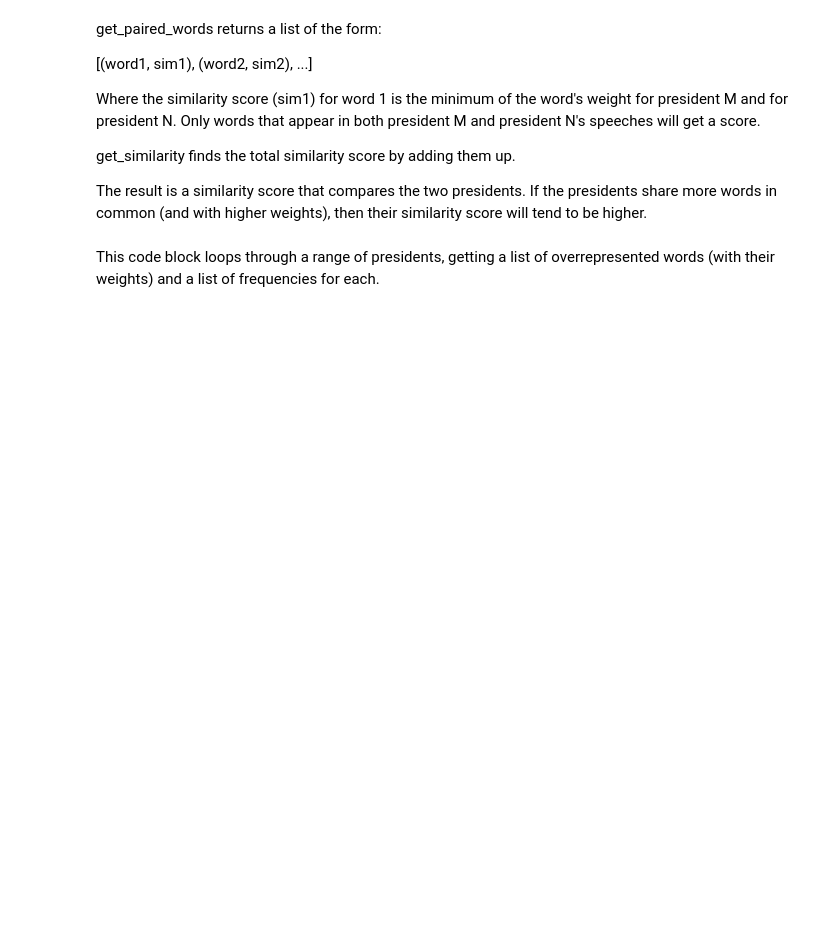
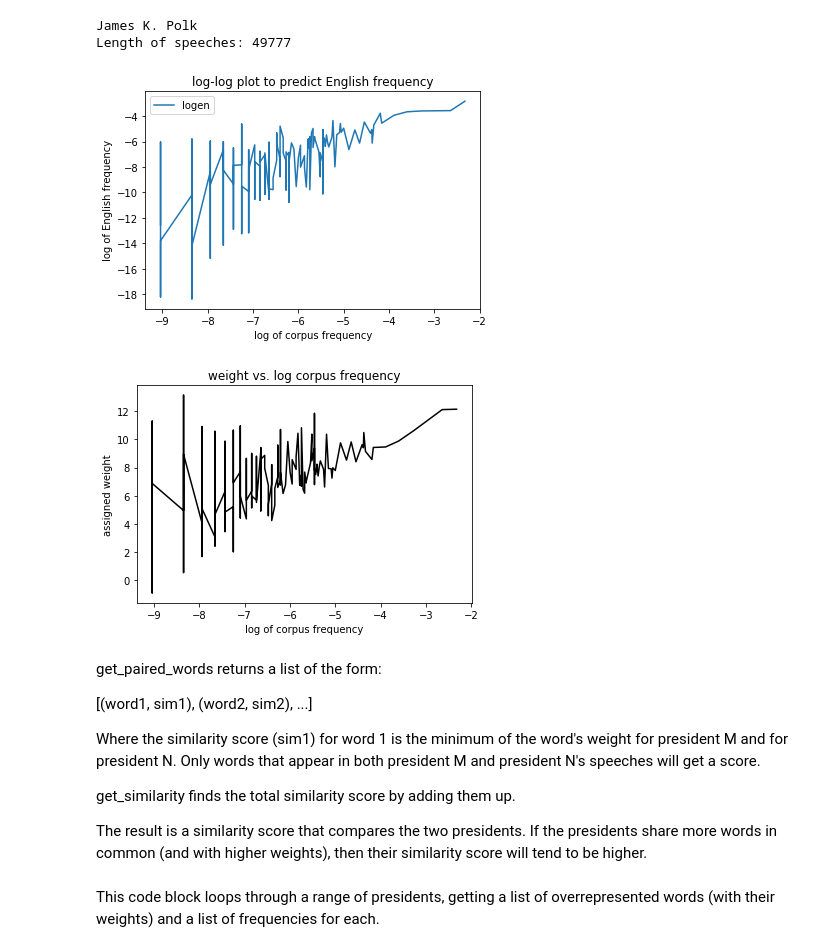
Before and after one commit to joshvonkorff/Project-3, a Jupyter notebook: Presidents.ipynb, the cells around one changed output. Drawn from its saved outputs; the diff is of its cells as text; code cells hidden in the pictures; blank space fills up the shorter version.

```diff
--- a/Presidents.ipynb
+++ b/Presidents.ipynb
@@ -16,12 +16,9 @@ These functions are meant to extract presidential speeches from the site millerc
 # %%
-#N = 8396
-N = 1
-
-# The 1st president (Washington) is actually numbered 44 on millercenter.org.  Thus, we have to convert
-# the president's number 1 through 44 into a number suitable for millercenter.org.  Trump is, randomly enough
+# The 0th president (Washington) is actually numbered 44 on millercenter.org.  Thus, we have to convert
+# the president's number 0 through 43 into a number suitable for millercenter.org.  Trump is, randomly enough
 # president number 8396.
-# The 22nd and 24th president are ordinarily considered to be Cleveland, Cleveland is only counted once.
-# #24 is considered to be Harrison; that means there are only 44 presidents
+# The 21st and 23rd president would ordinarily both be Cleveland, but Cleveland is only counted once.
+# #23 is considered to be Harrison; that means there are only 44 presidents
 def pres_numbers_list():
     return [44, 45] + [3, 4] + [141] + list(range(6, 44)) + [8396]
 
@@ -34,13 +31,13 @@ def get_pres_name(N):
            "Warren G. Harding", "Calvin Coolidge", "Herbert Hoover", "Franklin D. Roosevelt", "Harry S. Truman",\
            "Dwight D. Eisenhower", "John F. Kennedy", "Lyndon B. Johnson", "Richard Nixon", "Gerald Ford",\
            "Jimmy Carter", "Ronald Reagan", "George H. W. Bush", "Bill Clinton", "George W. Bush", "Barack Obama",\
-           "Donald Trump"][N-1]
+           "Donald Trump"][N]
 
 def get_president(N):
-    if N < 1 or N > 44:
+    if N < 0 or N > 43:
         print("Error: no president", N)
         return list()
-    N = pres_numbers_list()[N - 1]
+    N = pres_numbers_list()[N]
     millerpage = f"https://millercenter.org/the-presidency/presidential-speeches?field_president_target_id[{N}]={N}"
     page = requests.get(millerpage)
     soup = BeautifulSoup(page.content, 'html.parser')
@@ -82,7 +79,7 @@ This linear relationship can then be used to compute the predicted English frequ
 
 Next, the number of words in each set of speeches can range from 20,000 to 800,000, so the number of appearances is multiplied by (800,000 / length) to get the number that would appear in 800,000.  Then, the log is taken.  This number is multiplied by the weight to get the final weight value.  This takes into account that we care more about words that appear many times as opposed to only once.
 # %%
-def get_overrep_words(speeches):
+def get_overrep_words(speeches, makeplot = False):
     speeches_combined = " ".join(speeches)
     print("Length of speeches:", len(speeches_combined))
     wordlist = wordfreq.tokenize(speeches_combined, 'en')
@@ -97,6 +94,11 @@ def get_overrep_words(speeches):
     dfxy.columns = ['logen', 'logcorpus']
     dfxy = dfxy.replace([np.inf, -np.inf], np.nan).dropna()
     #print(dfxy)
+    if makeplot:
+        dfxy.plot(x='logcorpus', y='logen', title = 'log-log plot to predict English frequency')
+        plt.xlabel('log of corpus frequency')
+        plt.ylabel('log of English frequency')
+        plt.gcf().savefig("logen_plot.png")
     model = sm.OLS.from_formula('logen ~ logcorpus', dfxy)
     regr = model.fit()
     #regr.summary()
@@ -104,13 +106,29 @@ def get_overrep_words(speeches):
     # Replace funny single quote #8217 with single quote #39
     freqlist = [(x[0].replace('’', "'"), x[1]) for x in freqlist]
 
+    # An item in this list is: (word, weight, corpus frequency)
     weightlist = [(x[0], (regr.predict(pd.Series([np.log(x[1] / length)], name='logcorpus')).iloc[0] - \
-            np.log(wordfreq.word_frequency(x[0], 'en'))) * np.log(x[1] * 800000 / length) \
-            ) for x in freqlist if ((x[1] * 800000 / length > 1) and x[0] != 'applause' and x[0] != 'laughter')]
+            np.log(wordfreq.word_frequency(x[0], 'en'))) + np.log(x[1] * 800000 / length), \
+            np.log(x[1] / length)
+            ) for x in freqlist if ((x[1] * 800000 / length > 1) and x[0] != 'applause' and x[0] != 'laughter' and x[0] != 'booo')]
 
-    weightlist.sort(key = lambda x: x[1])
+    if makeplot:
+        plt.figure()
+        plt.plot([x[2] for x in weightlist], [x[1] for x in weightlist], 'k-')
+        plt.title('weight vs. log corpus frequency')
+        plt.xlabel('log of corpus frequency')
+        plt.ylabel('assigned weight')
+        plt.gcf().savefig("weight_plot.png")
 
-    return [x for x in weightlist if (x[1] > 1 and not np.isinf(x[1]))], freqlist
+    return {x[0]: x[1] for x in weightlist if (x[1] > 1 and not np.isinf(x[1]))}
+# %%
+print(get_pres_name(10))
+_ = get_overrep_words(get_president(8), makeplot = True)
+# %% [output]
+James K. Polk
+Length of speeches: 49777
+[figure, added]
+[figure, added]
 # %%
 def make_two_speech_lists(speeches):
     lst1 = np.random.choice(speeches, size=int(len(speeches)/2), replace=False)
```
Also changed, not shown: parts of 11 cells of this notebook.
